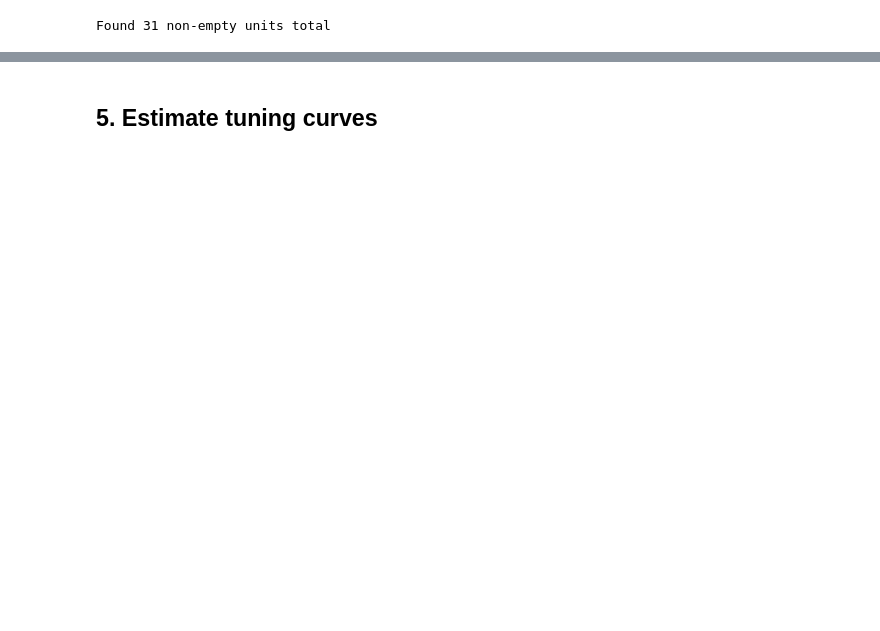
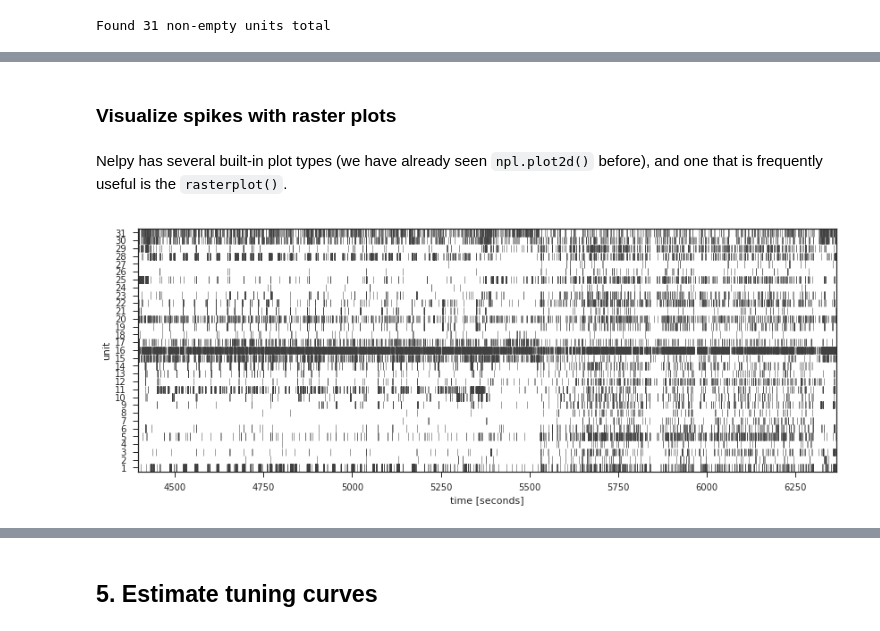
Before and after one commit to nelpy/example-analyses, a Jupyter notebook: LinearTrackDemo.ipynb, the cells around one changed output, grey strips where cells are left out. Saved outputs shown, nothing was run; the diff lists cells and outputs as text; code cells hidden in the pictures; blank space fills up the shorter version.

```diff
--- a/LinearTrackDemo.ipynb
+++ b/LinearTrackDemo.ipynb
@@ -414,0 +466,14 @@ with npl.FigureManager(show=True, figsize=(16,7)) as (fig, ax):
+# %% [markdown]
+### Visualize spikes with raster plots
+# %% [markdown]
+Nelpy has several built-in plot types (we have already seen `npl.plot2d()` before), and one that is frequently useful is the `rasterplot()`.
+# %%
+fig, ax = plt.subplots(ncols=1, figsize=(14,5))
+
+# use nelpy to plot the spike raster
+npl.rasterplot(st, lw=0.5, ax=ax)
+ax.set_xlabel('time [seconds]')
+ax.set_ylabel('unit')
+ax.set_xlim(*session_bounds.time);
+# %% [output]
+[figure, added]
```
Also changed, not shown: parts of 52 cells of this notebook.
